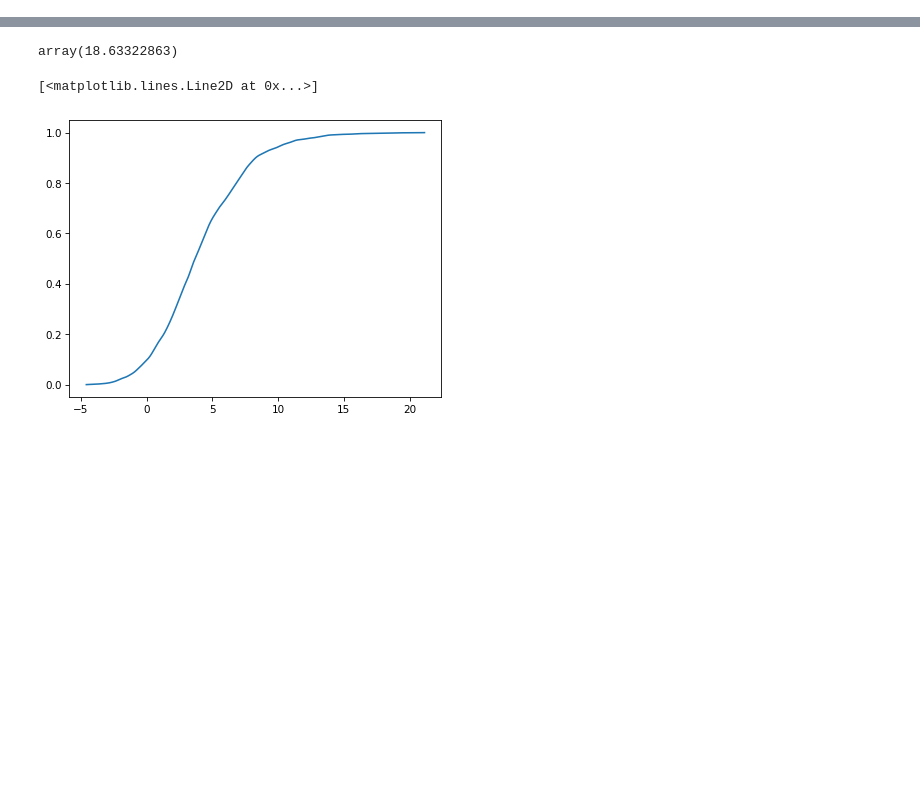
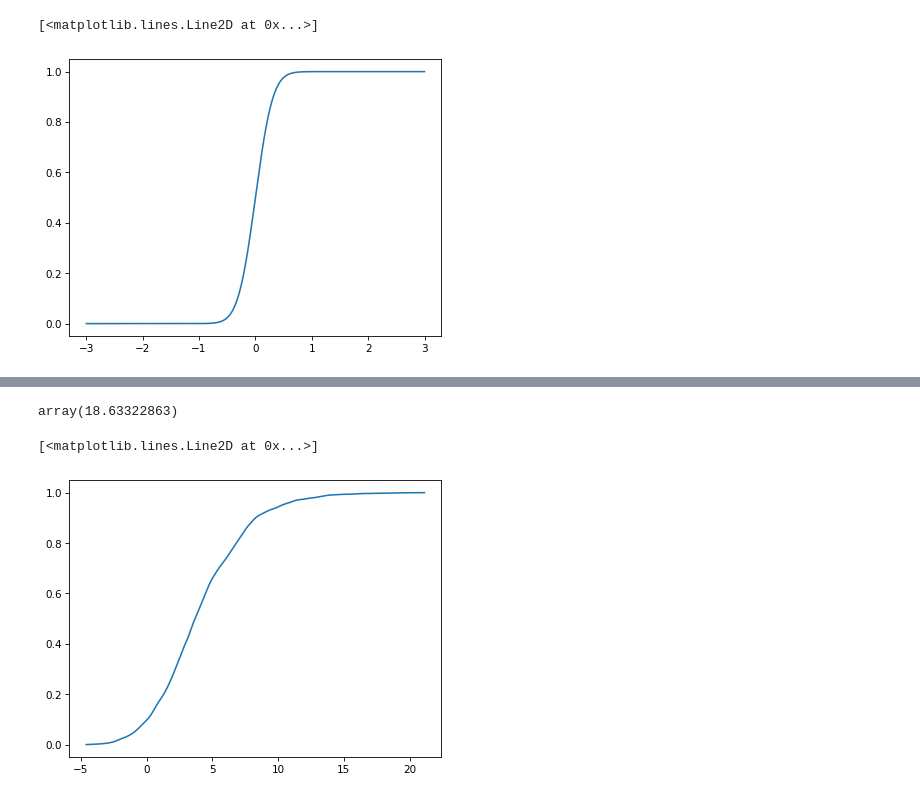
Before and after one commit to sorensenj50/Copula-Package, a Jupyter notebook: Notebook.ipynb, the cells around one changed output, grey strips where cells are left out. Saved outputs shown, nothing was run; the diff lists cells and outputs as text; code cells hidden in the pictures; blank space fills up the shorter version.

Commit message:
Refactored Marginals

```diff
--- a/Notebook.ipynb
+++ b/Notebook.ipynb
@@ -32,6 +32,19 @@ importlib.reload(plots)
 plt.rcParams['figure.figsize'] = (6.4, 4.8)
 plt.rcParams.update({'font.size': 10})
 plt.rcParams['figure.dpi'] = 75
+# %%
+marginal1 = marginals.SkewedT(sigma = 0.25)
+
+
+x_range = utils.get_x_range()
+u_range = utils.get_u_range()
+
+#plt.plot(x_range, marginal1.pdf(x_range))
+plt.plot(x_range, marginal1.cdf(x_range))
+#plt.plot(u_range, marginal1.ppf(u_range))
+# %% [output]
+[<matplotlib.lines.Line2D at 0x...>]
+[figure, added]
 # %%
 #model = bivariate.StudentT(df = 5, Q = 0.7)
 #model = bivariate.BivariateNormalMix(Q1 = 0.5, Q2 = -0.25, p = 0.1, adj = 1e-2)
```
Also changed, not shown: parts of 6 cells of this notebook, 5 other files.
